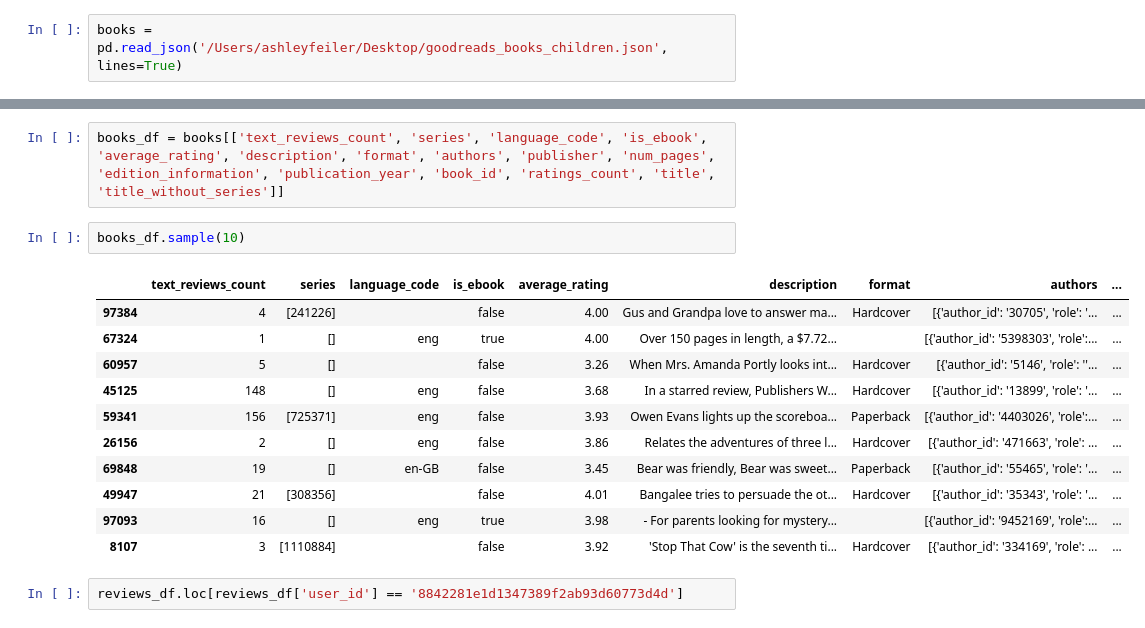
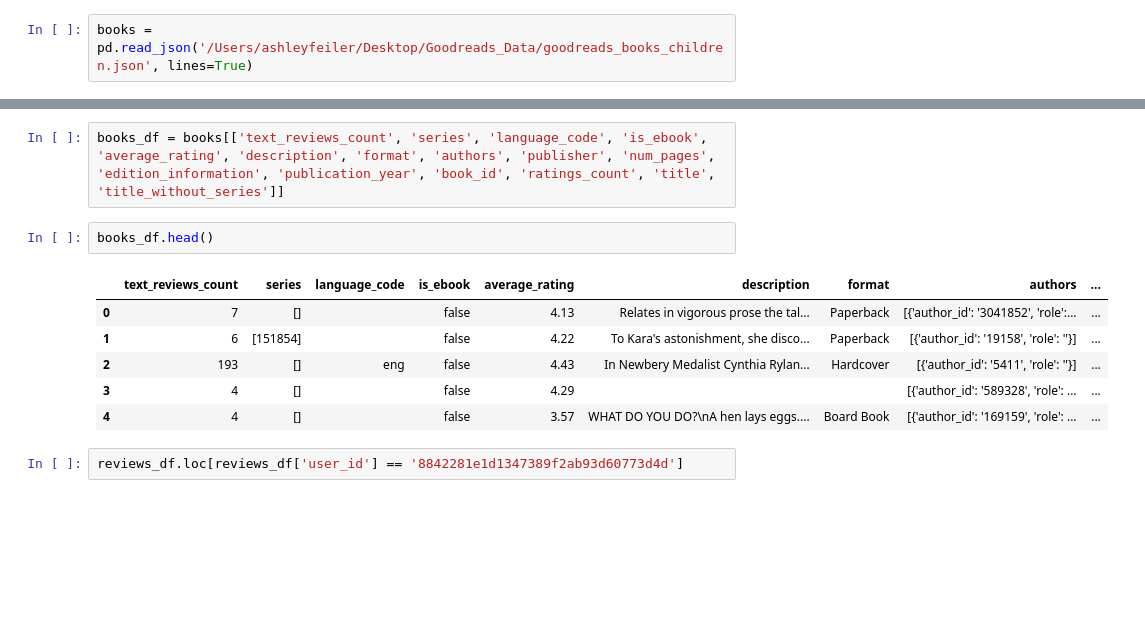
Before and after one commit to Data-Science-for-Linguists-2023/Goodreads-Genre-Reviews-Analysis, a Jupyter notebook: Data_Exploration.ipynb, the cells around one changed output, grey strips where cells are left out. Cells and saved outputs as stored; diff of their text form; blank space fills up the shorter version.

```diff
--- a/Data_Exploration.ipynb
+++ b/Data_Exploration.ipynb
@@ -73,5 +53,5 @@ reviews_df.sample(20)
 # %%
-books = pd.read_json('/Users/ashleyfeiler/Desktop/goodreads_books_children.json', lines=True)
+books = pd.read_json('/Users/ashleyfeiler/Desktop/Goodreads_Data/goodreads_books_children.json', lines=True)
 # %%
 books.head()
 # %% [output]
@@ -162,19 +142,14 @@ Name: is_ebook, dtype: int64
 # %%
 books_df = books[['text_reviews_count', 'series', 'language_code', 'is_ebook', 'average_rating', 'description', 'format', 'authors', 'publisher', 'num_pages', 'edition_information', 'publication_year', 'book_id', 'ratings_count', 'title', 'title_without_series']]
 # %%
-books_df.sample(10)
+books_df.head()
 # %% [output]
 |  | text_reviews_count | series | language_code | is_ebook | average_rating | description | format | authors | ... |
-| 97384 | 4 | [241226] |  | false | 4.00 | Gus and Grandpa love to answer ma... | Hardcover | [{'author_id': '30705', 'role': '... | ... |
-| 67324 | 1 | [] | eng | true | 4.00 | Over 150 pages in length, a $7.72... |  | [{'author_id': '5398303', 'role':... | ... |
-| 60957 | 5 | [] |  | false | 3.26 | When Mrs. Amanda Portly looks int... | Hardcover | [{'author_id': '5146', 'role': ''... | ... |
-| 45125 | 148 | [] | eng | false | 3.68 | In a starred review, Publishers W... | Hardcover | [{'author_id': '13899', 'role': '... | ... |
-| 59341 | 156 | [725371] | eng | false | 3.93 | Owen Evans lights up the scoreboa... | Paperback | [{'author_id': '4403026', 'role':... | ... |
-| 26156 | 2 | [] | eng | false | 3.86 | Relates the adventures of three l... | Hardcover | [{'author_id': '471663', 'role': ... | ... |
-| 69848 | 19 | [] | en-GB | false | 3.45 | Bear was friendly, Bear was sweet... | Paperback | [{'author_id': '55465', 'role': '... | ... |
-| 49947 | 21 | [308356] |  | false | 4.01 | Bangalee tries to persuade the ot... | Hardcover | [{'author_id': '35343', 'role': '... | ... |
-| 97093 | 16 | [] | eng | true | 3.98 | - For parents looking for mystery... |  | [{'author_id': '9452169', 'role':... | ... |
-| 8107 | 3 | [1110884] |  | false | 3.92 | 'Stop That Cow' is the seventh ti... | Hardcover | [{'author_id': '334169', 'role': ... | ... |
+| 0 | 7 | [] |  | false | 4.13 | Relates in vigorous prose the tal... | Paperback | [{'author_id': '3041852', 'role':... | ... |
+| 1 | 6 | [151854] |  | false | 4.22 | To Kara's astonishment, she disco... | Paperback | [{'author_id': '19158', 'role': ''}] | ... |
+| 2 | 193 | [] | eng | false | 4.43 | In Newbery Medalist Cynthia Rylan... | Hardcover | [{'author_id': '5411', 'role': ''}] | ... |
+| 3 | 4 | [] |  | false | 4.29 |  |  | [{'author_id': '589328', 'role': ... | ... |
+| 4 | 4 | [] |  | false | 3.57 | WHAT DO YOU DO?\nA hen lays eggs.... | Board Book | [{'author_id': '169159', 'role': ... | ... |
 # %%
 reviews_df.loc[reviews_df['user_id'] == '8842281e1d1347389f2ab93d60773d4d']
 # %% [output]
```
Also changed, not shown: parts of 47 cells of this notebook.
